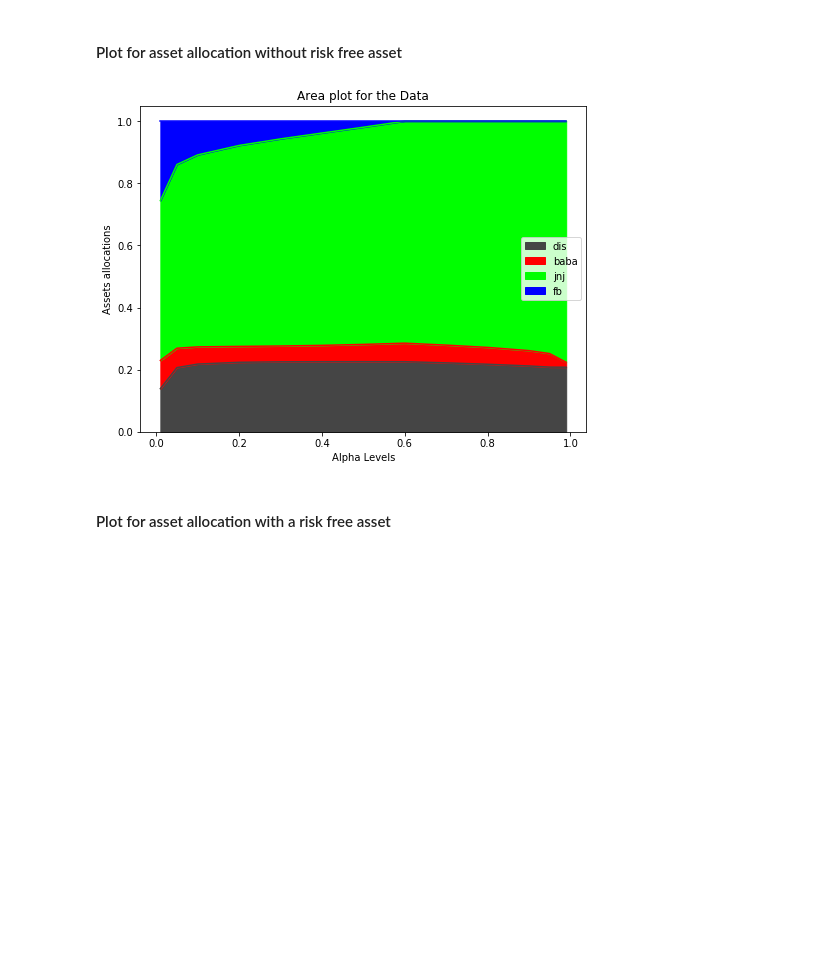
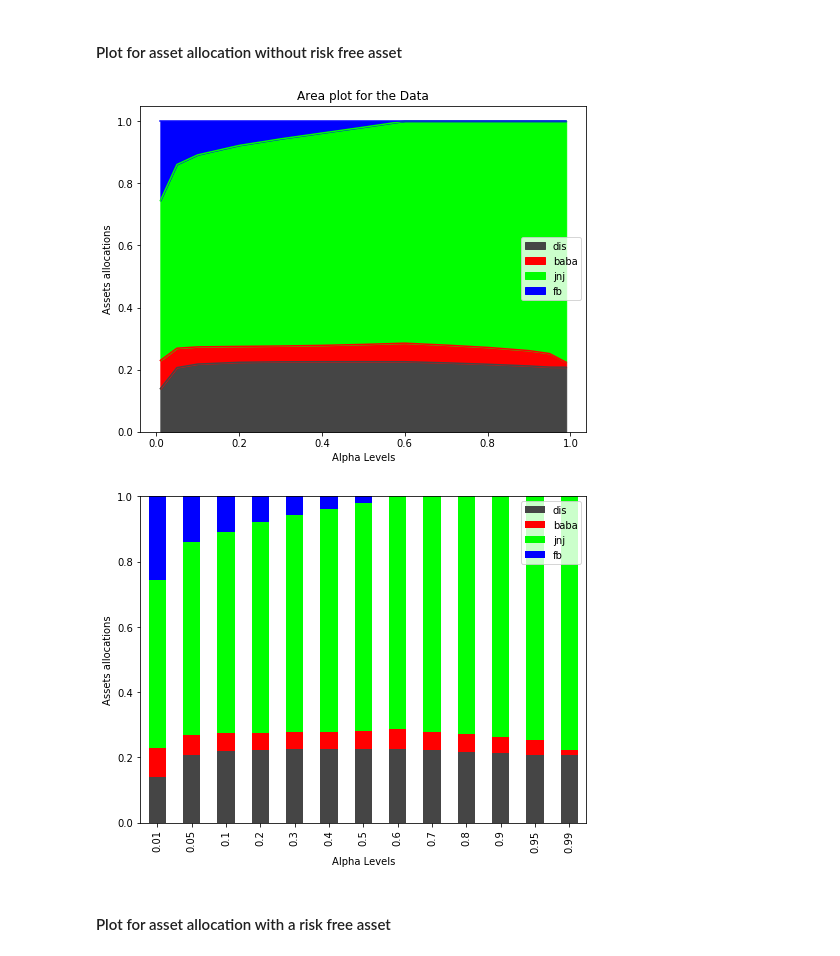
Before and after one commit to kirui93/MasterThesis, a Jupyter notebook: Optimization with Entropic Value-at-Risk.ipynb, the cells around one changed output. Drawn from its saved outputs; the diff is of its cells as text; code cells hidden in the pictures; blank space fills up the shorter version.

```diff
--- a/Optimization with Entropic Value-at-Risk.ipynb
+++ b/Optimization with Entropic Value-at-Risk.ipynb
@@ -357,13 +357,19 @@ Alpha= 0.99 ,Optimal Values: [0.048569 0.       0.       0.       0.951431 0.223
 # %%
 alpha = np.array([0.01,0.05,0.1,0.2,0.3,0.4,0.5,0.6,0.7,0.8,0.9,0.95,0.99])
 data = {'dis':dis,'baba':baba,'jnj':jnj,'fb':fb}
 dfsol = pd.DataFrame(data,index = alpha)
 pl = dfsol.plot(kind='area', stacked=True,color= colors, title='Area plot for the Data',figsize = (8,6))
 pl.set_ylabel('Assets allocations')
 pl.set_xlabel('Alpha Levels')
 plt.show()
+
+pl1 = dfsol.plot(kind="bar",stacked = True, color = colors, figsize=(8,6))
+pl1.set_ylabel('Assets allocations')
+pl1.set_xlabel('Alpha Levels')
+plt.show()
 # %% [output]
 [figure]
+[figure, added]
 # %% [markdown]
 #### Plot for asset allocation with a risk free asset
 # %%
```
Also changed, not shown: parts of 7 cells of this notebook.
